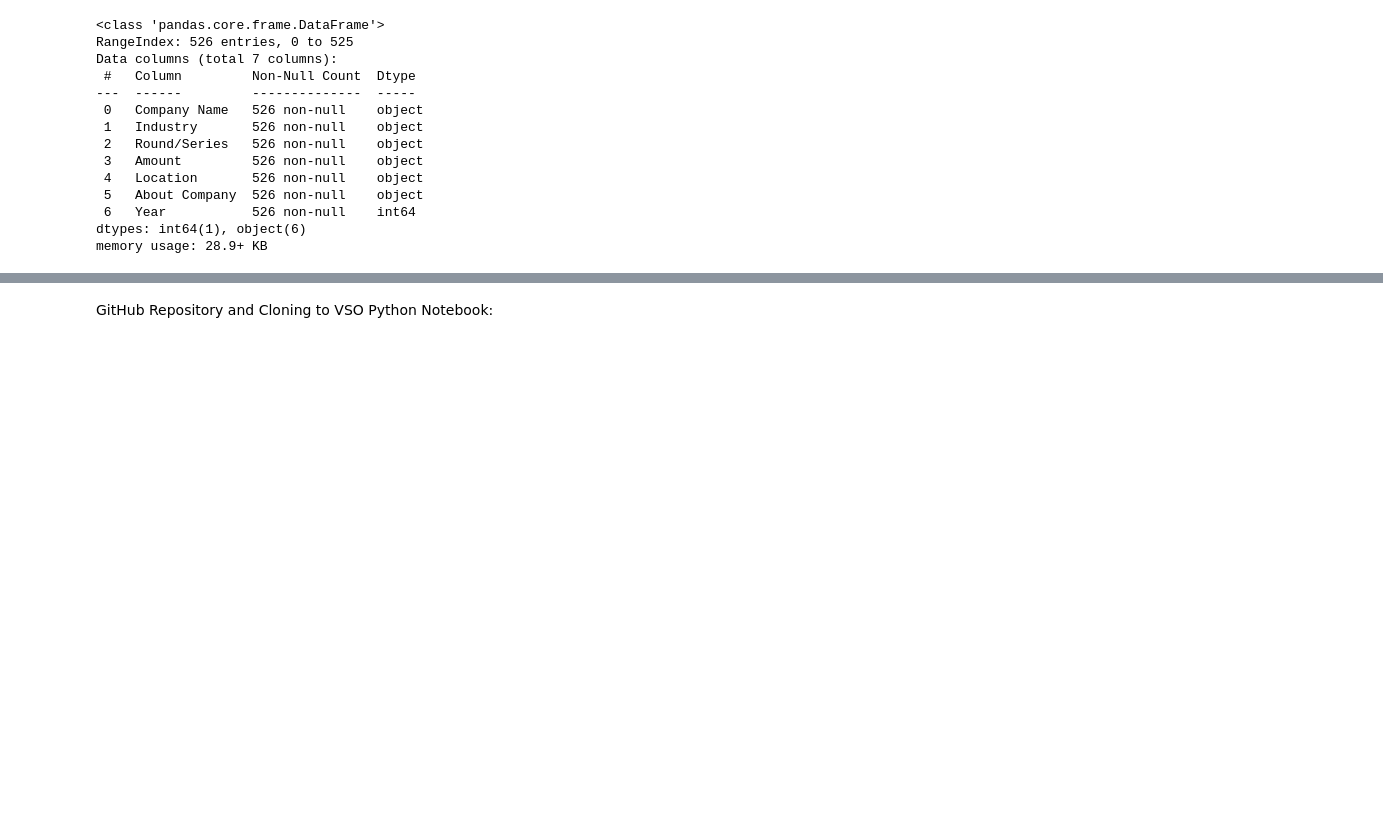
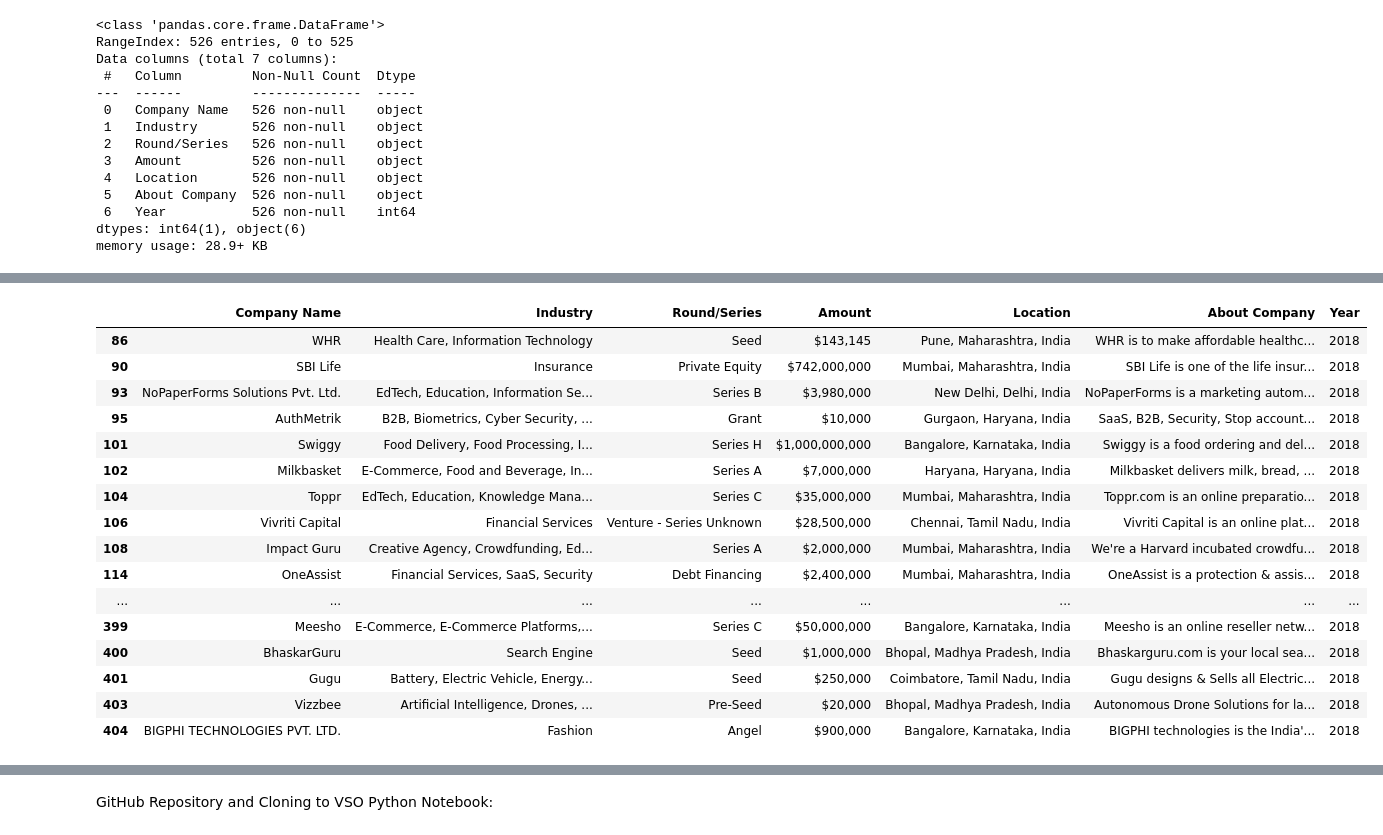
Before and after one commit to SamuelAsong/Analyzing-Start-up-Funding-in-India, a Jupyter notebook: Notebooks/Indian Start-up Ecosystem Funding Analysis (2018-2021).ipynb, the cells around one changed output, grey strips where cells are left out. Saved outputs shown, nothing was run; the diff lists cells and outputs as text; code cells hidden in the pictures; blank space fills up the shorter version.

```diff
--- a/Notebooks/Indian Start-up Ecosystem Funding Analysis (2018-2021).ipynb
+++ b/Notebooks/Indian Start-up Ecosystem Funding Analysis (2018-2021).ipynb
@@ -292,0 +443,20 @@ memory usage: 28.9+ KB
+# %%
+data18[data18['Amount'].str.startswith('$')]
+# %% [output]
+|  | Company Name | Industry | Round/Series | Amount | Location | About Company | Year |
+| 86 | WHR | Health Care, Information Technology | Seed | $143,145 | Pune, Maharashtra, India | WHR is to make affordable healthc... | 2018 |
+| 90 | SBI Life | Insurance | Private Equity | $742,000,000 | Mumbai, Maharashtra, India | SBI Life is one of the life insur... | 2018 |
+| 93 | NoPaperForms Solutions Pvt. Ltd. | EdTech, Education, Information Se... | Series B | $3,980,000 | New Delhi, Delhi, India | NoPaperForms is a marketing autom... | 2018 |
+| 95 | AuthMetrik | B2B, Biometrics, Cyber Security, ... | Grant | $10,000 | Gurgaon, Haryana, India | SaaS, B2B, Security, Stop account... | 2018 |
+| 101 | Swiggy | Food Delivery, Food Processing, I... | Series H | $1,000,000,000 | Bangalore, Karnataka, India | Swiggy is a food ordering and del... | 2018 |
+| 102 | Milkbasket | E-Commerce, Food and Beverage, In... | Series A | $7,000,000 | Haryana, Haryana, India | Milkbasket delivers milk, bread, ... | 2018 |
+| 104 | Toppr | EdTech, Education, Knowledge Mana... | Series C | $35,000,000 | Mumbai, Maharashtra, India | Toppr.com is an online preparatio... | 2018 |
+| 106 | Vivriti Capital | Financial Services | Venture - Series Unknown | $28,500,000 | Chennai, Tamil Nadu, India | Vivriti Capital is an online plat... | 2018 |
+| 108 | Impact Guru | Creative Agency, Crowdfunding, Ed... | Series A | $2,000,000 | Mumbai, Maharashtra, India | We're a Harvard incubated crowdfu... | 2018 |
+| 114 | OneAssist | Financial Services, SaaS, Security | Debt Financing | $2,400,000 | Mumbai, Maharashtra, India | OneAssist is a protection & assis... | 2018 |
+| ... | ... | ... | ... | ... | ... | ... | ... |
+| 399 | Meesho | E-Commerce, E-Commerce Platforms,... | Series C | $50,000,000 | Bangalore, Karnataka, India | Meesho is an online reseller netw... | 2018 |
+| 400 | BhaskarGuru | Search Engine | Seed | $1,000,000 | Bhopal, Madhya Pradesh, India | Bhaskarguru.com is your local sea... | 2018 |
+| 401 | Gugu | Battery, Electric Vehicle, Energy... | Seed | $250,000 | Coimbatore, Tamil Nadu, India | Gugu designs & Sells all Electric... | 2018 |
+| 403 | Vizzbee | Artificial Intelligence, Drones, ... | Pre-Seed | $20,000 | Bhopal, Madhya Pradesh, India | Autonomous Drone Solutions for la... | 2018 |
+| 404 | BIGPHI TECHNOLOGIES PVT. LTD. | Fashion | Angel | $900,000 | Bangalore, Karnataka, India | BIGPHI technologies is the India'... | 2018 |
```
Also changed, not shown: parts of 16 cells of this notebook, 2 other files.
